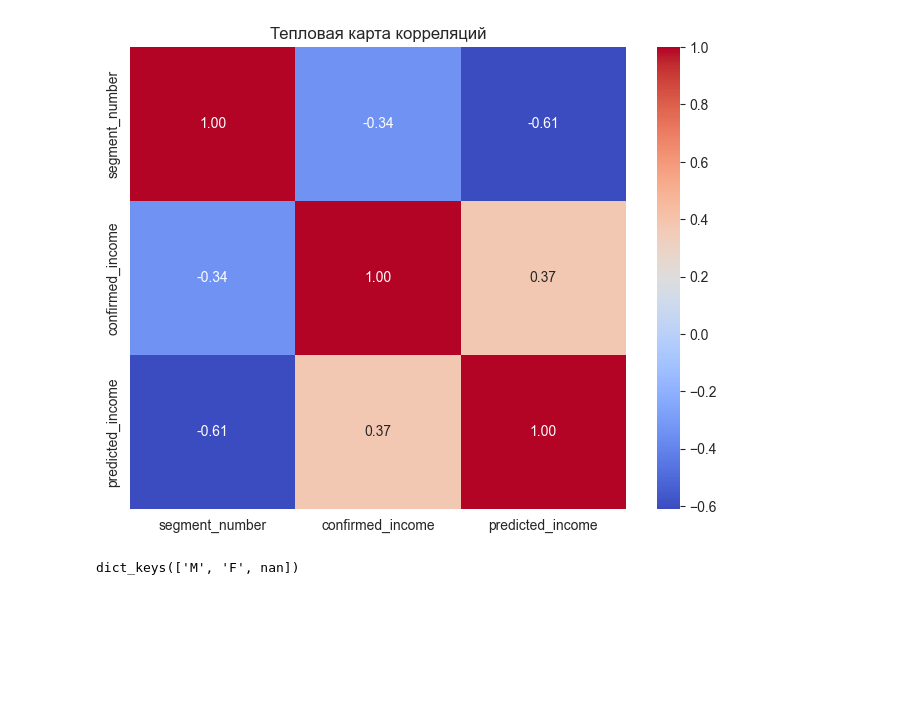
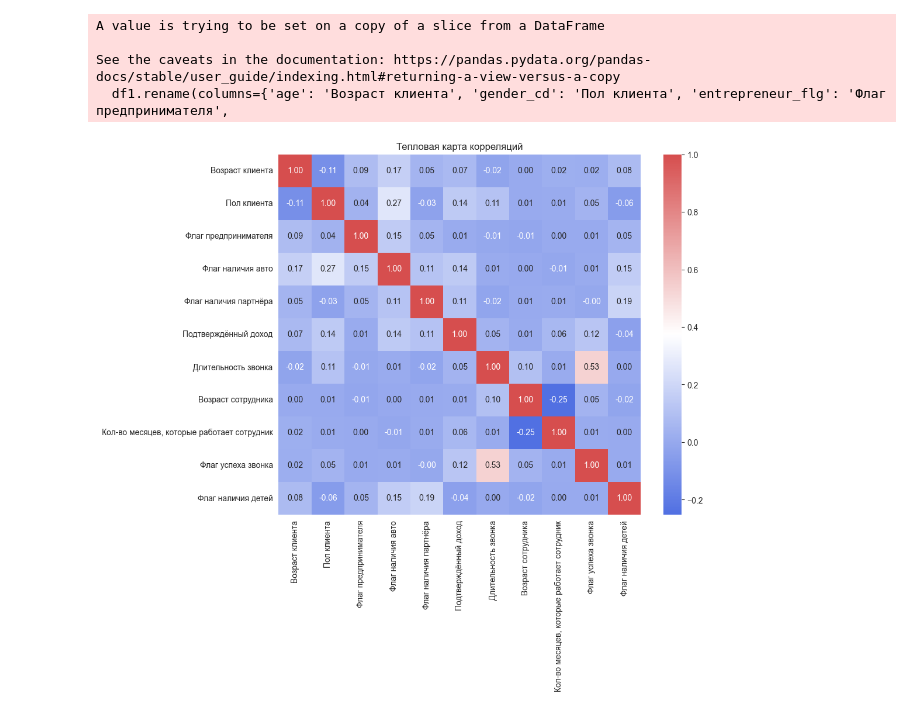
Before and after one commit to bygaga993/bread_dano_2024, a Jupyter notebook: preprocessing.ipynb, the cells around one changed output. Drawn from its saved outputs; the diff is of its cells as text; code cells hidden in the pictures; blank space fills up the shorter version.

Commit message:
Сделал тепловую карту корреляций

```diff
--- a/preprocessing.ipynb
+++ b/preprocessing.ipynb
@@ -30,5 +29,0 @@ memory usage: 2.5+ MB
-# %%
-data['finish_dttm'] = pd.to_datetime(data['finish_dttm'])
-# %%
-data['weekday'] = data['finish_dttm'].dt.dayofweek
-data['segment_number'] = data['segment_cd'].apply(lambda x: int(x.split()[0].split('_')[1]) if pd.notna(x) else x)
@@ -46,5 +30,7 @@ data[['finish_dttm', 'weekday', 'segment_cd', 'segment_number']].head()
 # %%
-numeric_columns = ['customer_id', 'age', 'foreign_flg', 'entrepreneur_flg', 'auto_flg',
-                   'traveler_flg', 'partnership_flg', 'child_amt', 'segment_number', 'weekday', 'state_talk_time_sec',
-                   'employee_id', 'emp_age', 'emp_work_months_cnt']
+numeric_columns = ['age', 'gender_cd', 'foreign_flg', 'entrepreneur_flg', 'auto_flg',
+                   'traveler_flg', 'partnership_flg', 'child_amt', 'confirmed_income',
+                   'predicted_income', 'state_talk_time_sec', 'emp_age', 'emp_gender_cd', 'emp_children_cnt',
+                   'emp_work_months_cnt', 'day_of_week', 'holiday_flg', 'approval_flg', 'bundle_flg', 'segment_region',
+                   'preapprove_flg', 'child_flg']
 numeric_data = data[numeric_columns]
@@ -113,15 +37,32 @@ plt.show()
-# %%
-plt.show()
-predicted_income_data = data[["segment_number", 'confirmed_income', 'predicted_income']].dropna()
-
-correlation_matrix_2 = predicted_income_data.corr()
-
-plt.figure(figsize=(8, 6))
-sns.heatmap(correlation_matrix_2, annot=True, cmap="coolwarm", fmt=".2f")
-plt.title("Тепловая карта корреляций")
-plt.show()
-# %% [output]
-[figure, removed]
+# %%
+import matplotlib.colors as mcolors
+
+colors = ["#5170E2", "#FFFFFF", "#D64E4E"]
+
+cmap_name = "custom_cmap"
+cmap = mcolors.LinearSegmentedColormap.from_list(cmap_name, colors)
+
+df1 = numeric_data[
+    ['age', 'gender_cd', 'entrepreneur_flg', 'auto_flg', 'partnership_flg', 'confirmed_income', 'state_talk_time_sec',
+     'emp_age', 'emp_work_months_cnt', 'approval_flg', 'child_flg']]
+df1.rename(columns={'age': 'Возраст клиента', 'gender_cd': 'Пол клиента', 'entrepreneur_flg': 'Флаг предпринимателя',
+                    'auto_flg': 'Флаг наличия авто',
+                    'partnership_flg': 'Флаг наличия партнёра', 'confirmed_income': 'Подтверждённый доход',
+                    'state_talk_time_sec': ' Длительность звонка', 'emp_age': 'Возраст сотрудника',
+                    'emp_work_months_cnt': 'Кол-во месяцев, которые работает сотрудник',
+                    'approval_flg': 'Флаг успеха звонка', 'child_flg': 'Флаг наличия детей'}, inplace=True)
+correlation_matrix = df1.corr(method='pearson', numeric_only=True)
+
+plt.figure(figsize=(10, 8))
+sns.heatmap(correlation_matrix, annot=True, cmap=cmap, fmt=".2f")
+plt.title("Тепловая карта корреляций")
+plt.show()
+# %% [output]
+A value is trying to be set on a copy of a slice from a DataFrame
+
+See the caveats in the documentation: https://pandas.pydata.org/pandas-docs/stable/user_guide/indexing.html#returning-a-view-versus-a-copy
+  df1.rename(columns={'age': 'Возраст клиента', 'gender_cd': 'Пол клиента', 'entrepreneur_flg': 'Флаг предпринимателя',
+[figure, added]
 # %%
 def get_cor_by_category(column):
     categories = data[column].unique()
@@ -132,8 +73,3 @@ def get_cor_by_category(column):
         correlations_by_category[category] = group_data.corr()
 
     return correlations_by_category
-# %%
-cor_gender = get_cor_by_category('gender_cd')
-cor_gender.keys()
-# %% [output]
-dict_keys(['M', 'F', nan])
```
Also changed, not shown: parts of 15 cells of this notebook.
